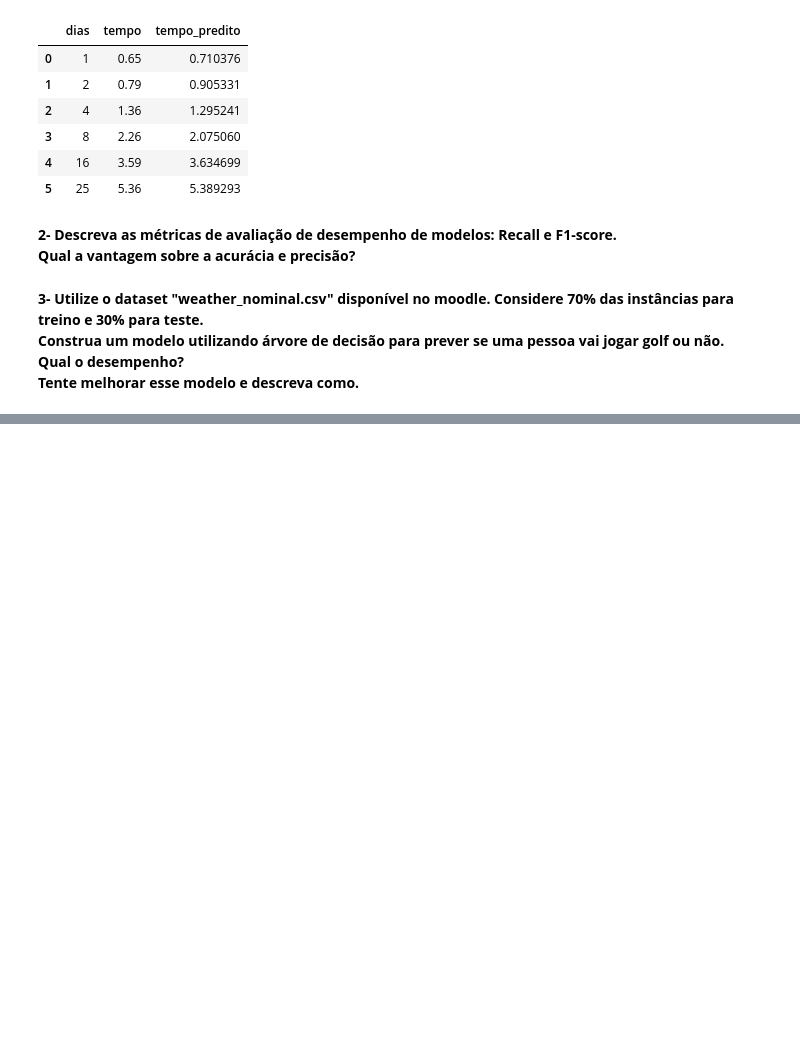
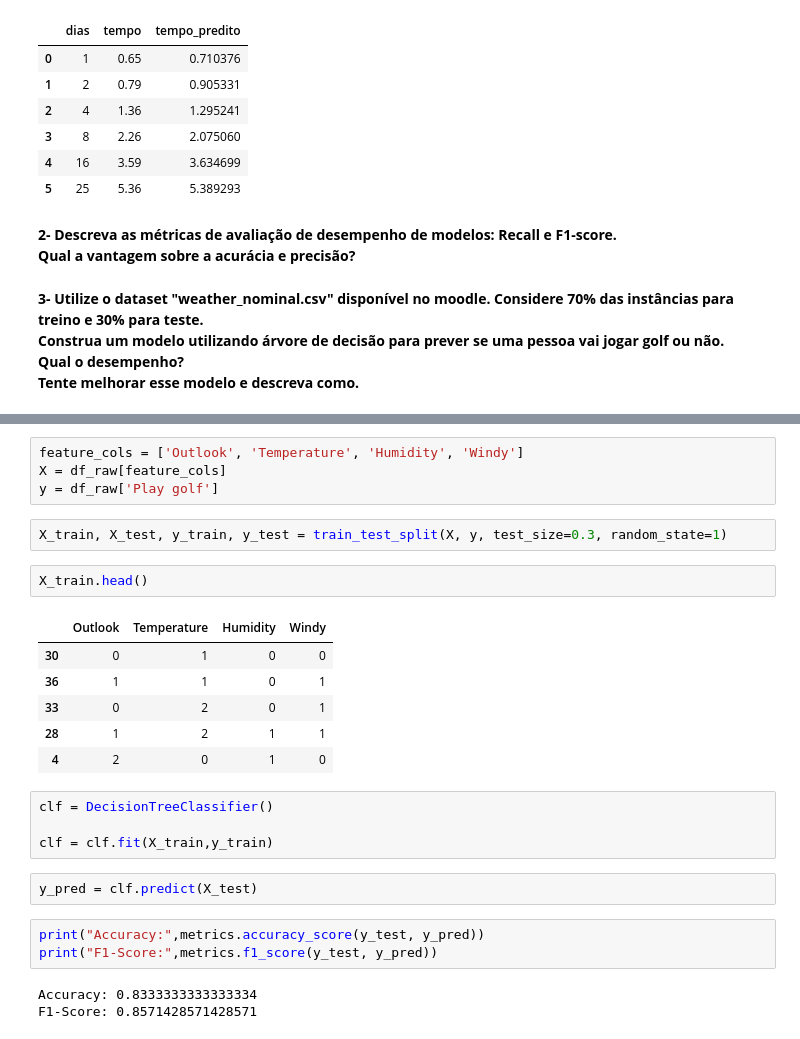
Before and after one commit to altierispeixoto/notebooks, a Jupyter notebook: exercicios-ds/modelagem.ipynb, the cells around one changed output, grey strips where cells are left out. Cells and saved outputs as stored; diff of their text form; blank space fills up the shorter version.

```diff
--- a/exercicios-ds/modelagem.ipynb
+++ b/exercicios-ds/modelagem.ipynb
@@ -96,0 +143,27 @@ Tente melhorar esse modelo e descreva como.**
+# %%
+feature_cols = ['Outlook', 'Temperature', 'Humidity', 'Windy']
+X = df_raw[feature_cols]
+y = df_raw['Play golf']
+# %%
+X_train, X_test, y_train, y_test = train_test_split(X, y, test_size=0.3, random_state=1)
+# %%
+X_train.head()
+# %% [output]
+|  | Outlook | Temperature | Humidity | Windy |
+| 30 | 0 | 1 | 0 | 0 |
+| 36 | 1 | 1 | 0 | 1 |
+| 33 | 0 | 2 | 0 | 1 |
+| 28 | 1 | 2 | 1 | 1 |
+| 4 | 2 | 0 | 1 | 0 |
+# %%
+clf = DecisionTreeClassifier()
+
+clf = clf.fit(X_train,y_train)
+# %%
+y_pred = clf.predict(X_test)
+# %%
+print("Accuracy:",metrics.accuracy_score(y_test, y_pred))
+print("F1-Score:",metrics.f1_score(y_test, y_pred))
+# %% [output]
+Accuracy: 0.8333333333333334
+F1-Score: 0.8571428571428571
```
Also changed, not shown: parts of 8 cells of this notebook.
